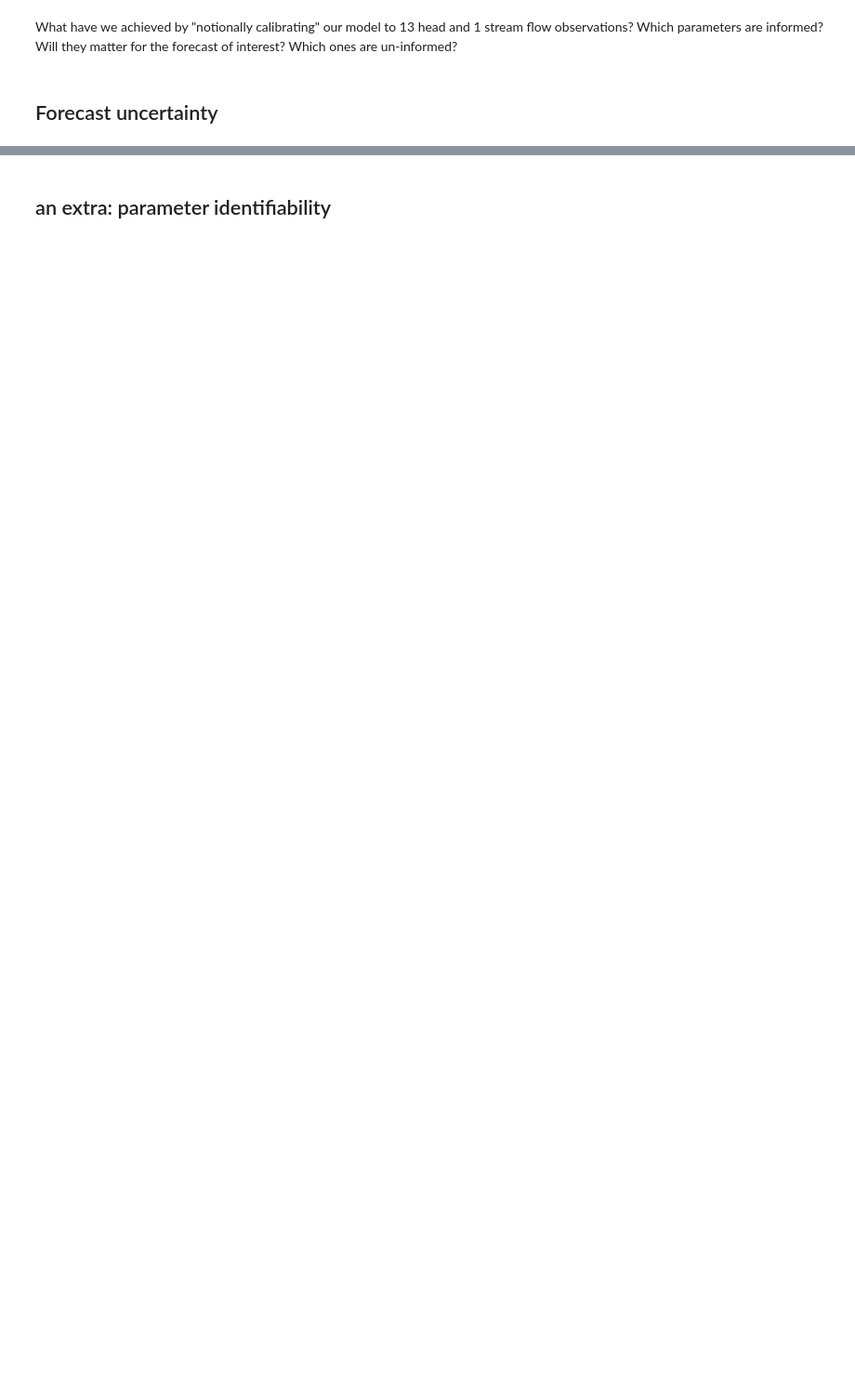
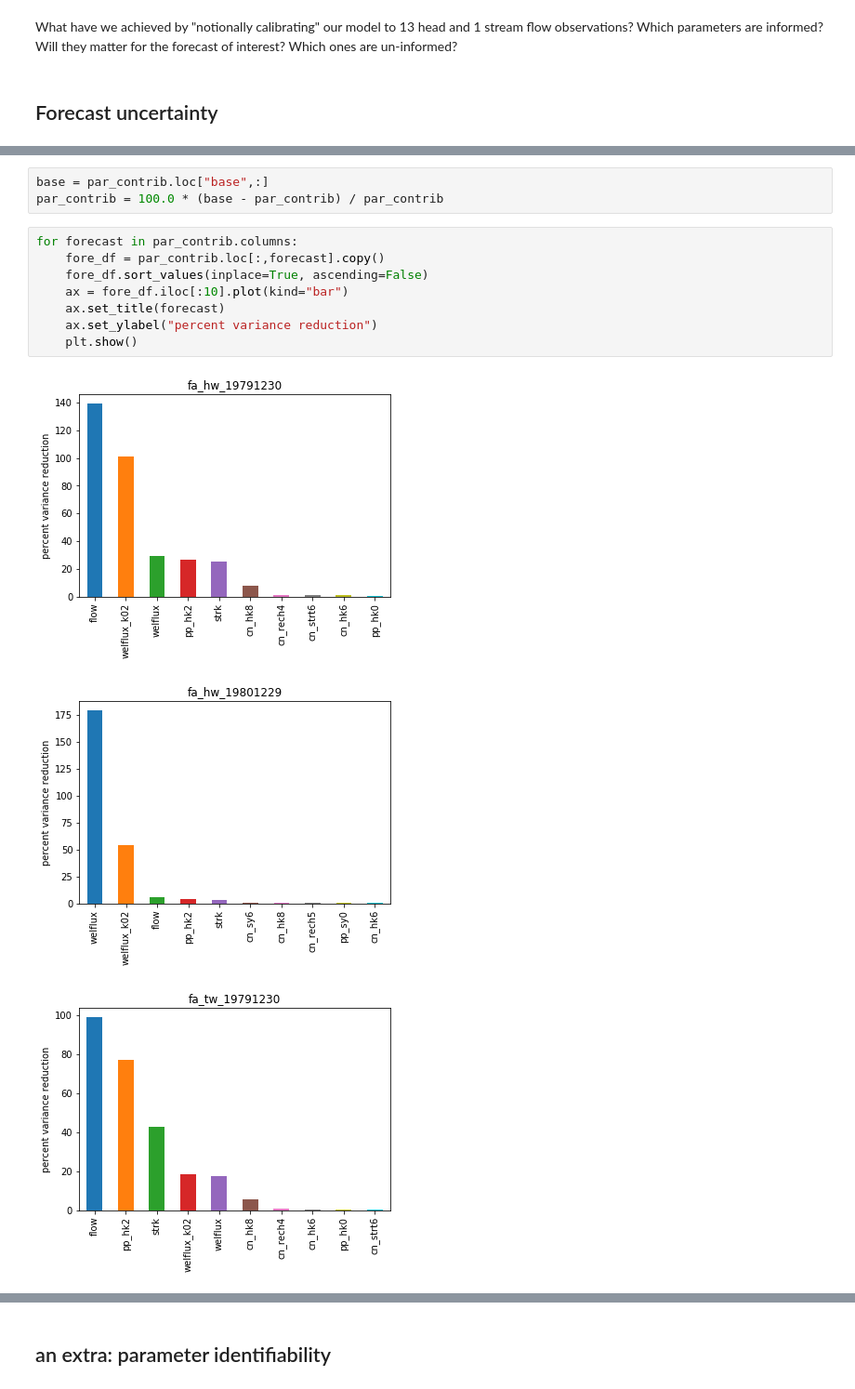
Before and after one commit to mnfienen/GW1876, a Jupyter notebook: activities_csiro/notebooks/dataworth.ipynb, the cells around one changed output, grey strips where cells are left out. Shown at 93% size. Drawn from its saved outputs; the diff is of its cells as text; blank space fills up the shorter version.

```diff
--- a/activities_csiro/notebooks/dataworth.ipynb
+++ b/activities_csiro/notebooks/dataworth.ipynb
@@ -60,0 +136,15 @@ df.plot(kind="bar")
+# %%
+base = par_contrib.loc["base",:]
+par_contrib = 100.0 * (base - par_contrib) / par_contrib
+# %%
+for forecast in par_contrib.columns:
+    fore_df = par_contrib.loc[:,forecast].copy()
+    fore_df.sort_values(inplace=True, ascending=False)
+    ax = fore_df.iloc[:10].plot(kind="bar")
+    ax.set_title(forecast)
+    ax.set_ylabel("percent variance reduction")
+    plt.show()
+# %% [output]
+[figure, added]
+[figure, added]
+[figure, added]
```
Also changed, not shown: parts of 37 cells of this notebook.
